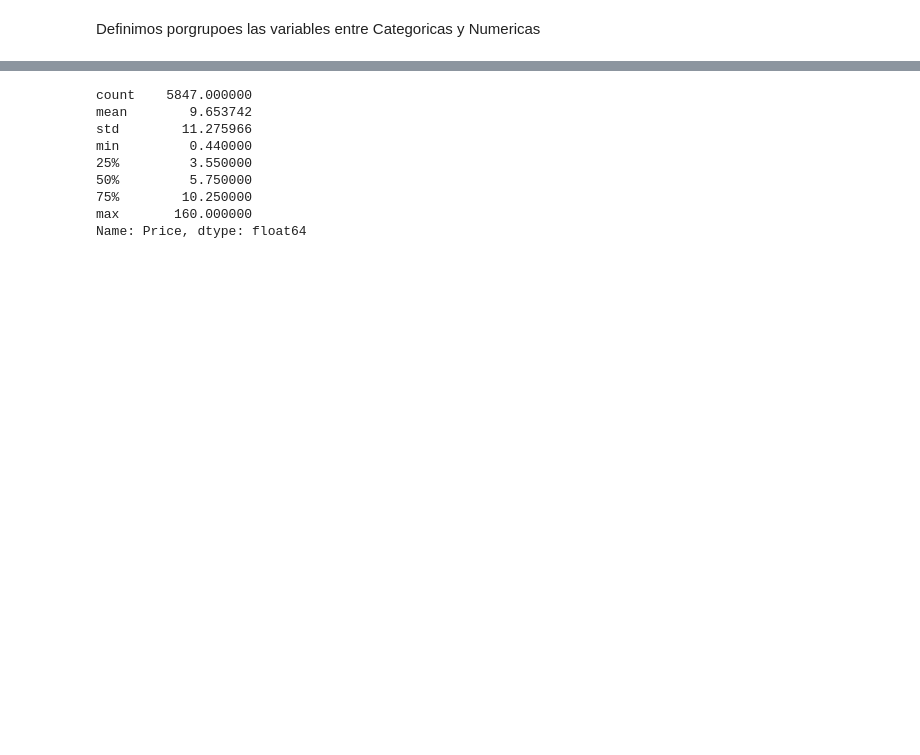
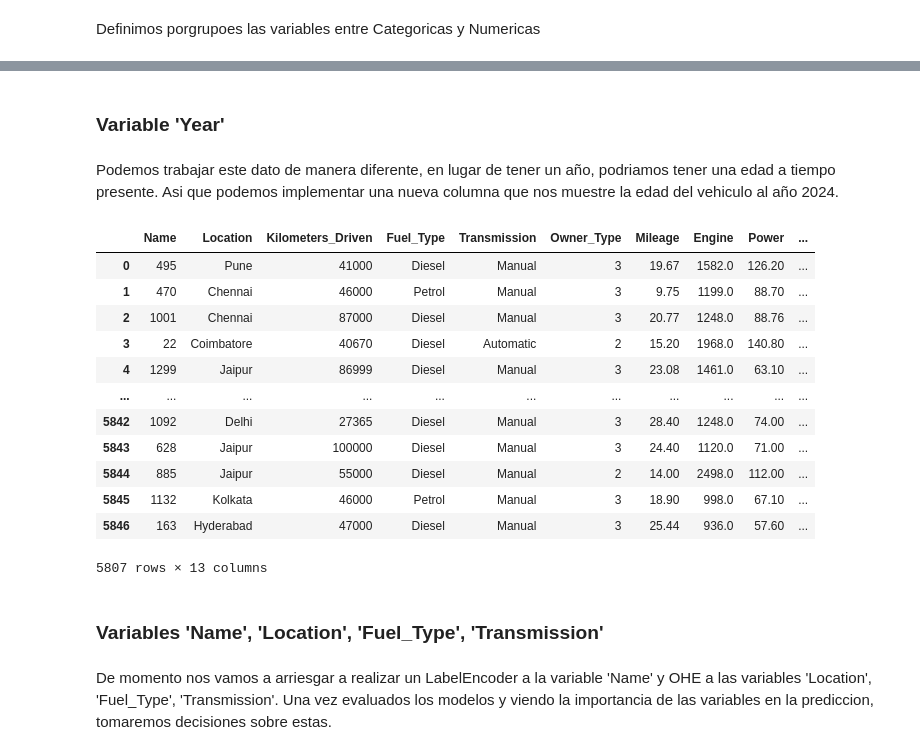
Before and after one commit to LMXCC79/Proyecto-ML-TheBridge, a Jupyter notebook: src/notebooks/limpieza.ipynb, the cells around one changed output, grey strips where cells are left out. Cells and saved outputs as stored; diff of their text form; code cells hidden in the pictures; blank space fills up the shorter version.

```diff
--- a/src/notebooks/limpieza.ipynb
+++ b/src/notebooks/limpieza.ipynb
@@ -195,0 +291,16 @@ ValueError: Could not interpret value `price` for parameter `x`
+# %%
+# Definimos una funcion que nos convierta de acuerdo a lo especificado arriba, los valores del precio del vehiculo nuevo
+
+def convertir_valor_cp(valor):
+    if isinstance(valor, str):
+        if 'Lakh' in valor:
+            return float(valor.replace(' Lakh', ''))
+        elif 'Cr' in valor:
+            return float(valor.replace(' Cr', '')) * 100
+    return valor
+
+# Aplicar la función de conversión a la columna 'CP'
+df['New_Price'] = df['New_Price'].apply(convertir_valor_cp)
+
+# Convertir la columna 'CP' al tipo de datos float
+df['New_Price'] = df['New_Price'].astype(float)
@@ -196,12 +315,35 @@ ValueError: Could not interpret value `price` for parameter `x`
+# %%
+mapeo_owner_type = {'First': 3, 'Second': 2, 'Third': 1, 'Fourth & Above': 0}
+
+# Aplicar el mapeo a la columna 'Owner_Type'
+df['Owner_Type'] = df['Owner_Type'].map(mapeo_owner_type)
+# %% [markdown]
+### Variable 'Year'
+# %% [markdown]
+Podemos trabajar este dato de manera diferente, en lugar de tener un año, podriamos tener una edad a tiempo presente. Asi que podemos implementar una nueva columna que nos muestre la edad del vehiculo al año 2024.
+# %%
+# Asignamos a la variable año_actual el año en que se este realizando la prediccion
+año_actual = 2024
+df['Edad'] = año_actual - df['Year']
+# %%
+df.drop('Year', axis = 1, inplace = True)
 # %%
-df['Price'].describe()
+df
 # %% [output]
+|  | Name | Location | Kilometers_Driven | Fuel_Type | Transmission | Owner_Type | Mileage | Engine | Power | ... |
+| 0 | 495 | Pune | 41000 | Diesel | Manual | 3 | 19.67 | 1582.0 | 126.20 | ... |
+| 1 | 470 | Chennai | 46000 | Petrol | Manual | 3 | 9.75 | 1199.0 | 88.70 | ... |
+| 2 | 1001 | Chennai | 87000 | Diesel | Manual | 3 | 20.77 | 1248.0 | 88.76 | ... |
+| 3 | 22 | Coimbatore | 40670 | Diesel | Automatic | 2 | 15.20 | 1968.0 | 140.80 | ... |
+| 4 | 1299 | Jaipur | 86999 | Diesel | Manual | 3 | 23.08 | 1461.0 | 63.10 | ... |
+| ... | ... | ... | ... | ... | ... | ... | ... | ... | ... | ... |
+| 5842 | 1092 | Delhi | 27365 | Diesel | Manual | 3 | 28.40 | 1248.0 | 74.00 | ... |
+| 5843 | 628 | Jaipur | 100000 | Diesel | Manual | 3 | 24.40 | 1120.0 | 71.00 | ... |
+| 5844 | 885 | Jaipur | 55000 | Diesel | Manual | 2 | 14.00 | 2498.0 | 112.00 | ... |
+| 5845 | 1132 | Kolkata | 46000 | Petrol | Manual | 3 | 18.90 | 998.0 | 67.10 | ... |
+| 5846 | 163 | Hyderabad | 47000 | Diesel | Manual | 3 | 25.44 | 936.0 | 57.60 | ... |
-count    5847.000000
-mean        9.653742
-std        11.275966
-min         0.440000
-25%         3.550000
-50%         5.750000
-75%        10.250000
-max       160.000000
-Name: Price, dtype: float64
+5807 rows × 13 columns
+# %% [markdown]
+### Variables 'Name', 'Location', 'Fuel_Type', 'Transmission'
+# %% [markdown]
+De momento nos vamos a arriesgar a realizar un LabelEncoder a la variable 'Name' y OHE a las variables 'Location', 'Fuel_Type', 'Transmission'. Una vez evaluados los modelos y viendo la importancia de las variables en la prediccion, tomaremos decisiones sobre estas.
```
Also changed, not shown: parts of 30 cells of this notebook, 1 other file.
